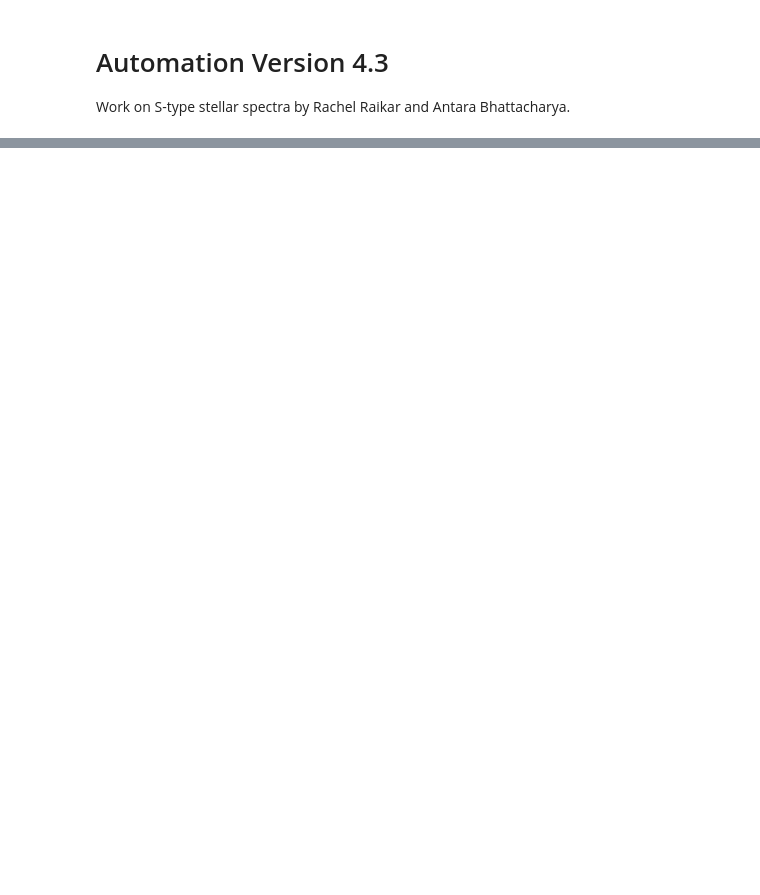
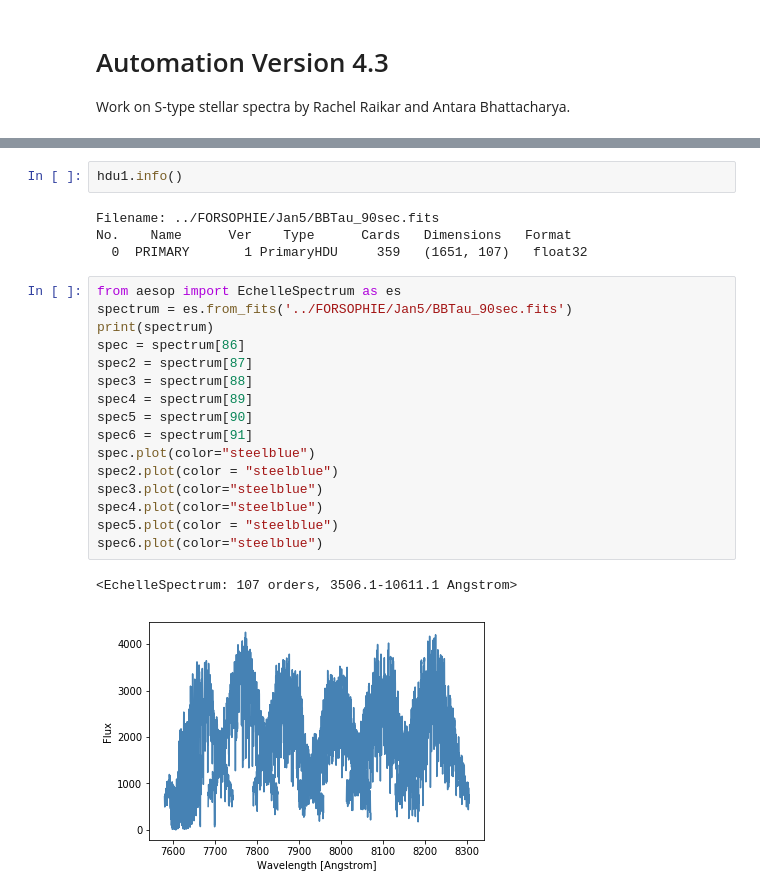
Before and after one commit to rachelraikar/WeakCN2019, a Jupyter notebook: Automation Version 4.3.ipynb, the cells around one changed output, grey strips where cells are left out. Drawn from its saved outputs; the diff is of its cells as text; blank space fills up the shorter version.

Commit message:
aesop added

```diff
--- a/Automation Version 4.3.ipynb
+++ b/Automation Version 4.3.ipynb
@@ -38,0 +46,25 @@ LJD     =             2458120.
+# %%
+hdu1.info()
+# %% [output]
+Filename: ../FORSOPHIE/Jan5/BBTau_90sec.fits
+No.    Name      Ver    Type      Cards   Dimensions   Format
+  0  PRIMARY       1 PrimaryHDU     359   (1651, 107)   float32
+# %%
+from aesop import EchelleSpectrum as es
+spectrum = es.from_fits('../FORSOPHIE/Jan5/BBTau_90sec.fits')
+print(spectrum)
+spec = spectrum[86]
+spec2 = spectrum[87]
+spec3 = spectrum[88]
+spec4 = spectrum[89]
+spec5 = spectrum[90]
+spec6 = spectrum[91]
+spec.plot(color="steelblue")
+spec2.plot(color = "steelblue")
+spec3.plot(color="steelblue")
+spec4.plot(color="steelblue")
+spec5.plot(color = "steelblue")
+spec6.plot(color="steelblue")
+# %% [output]
+<EchelleSpectrum: 107 orders, 3506.1-10611.1 Angstrom>
+[figure, added]
```
Also changed, not shown: parts of 5 cells of this notebook.
